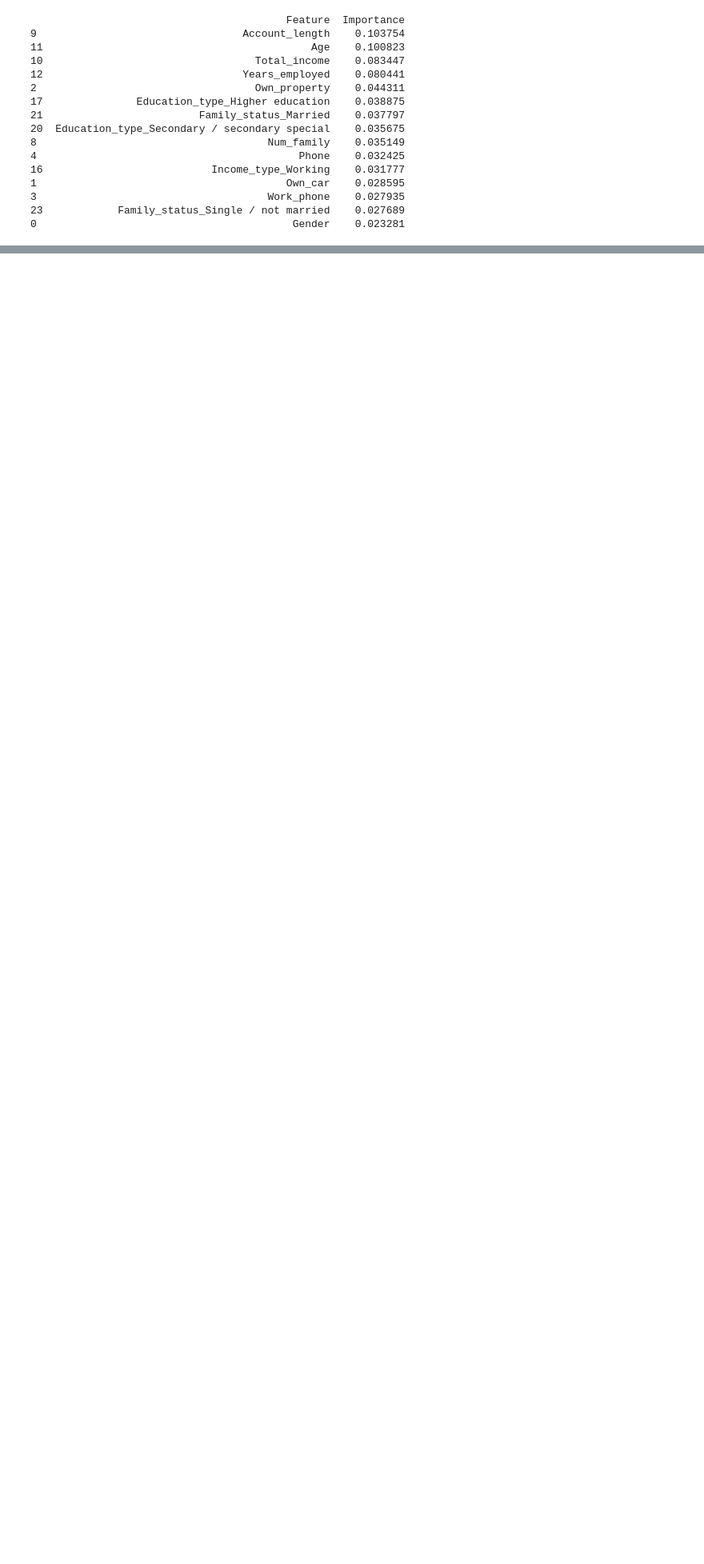
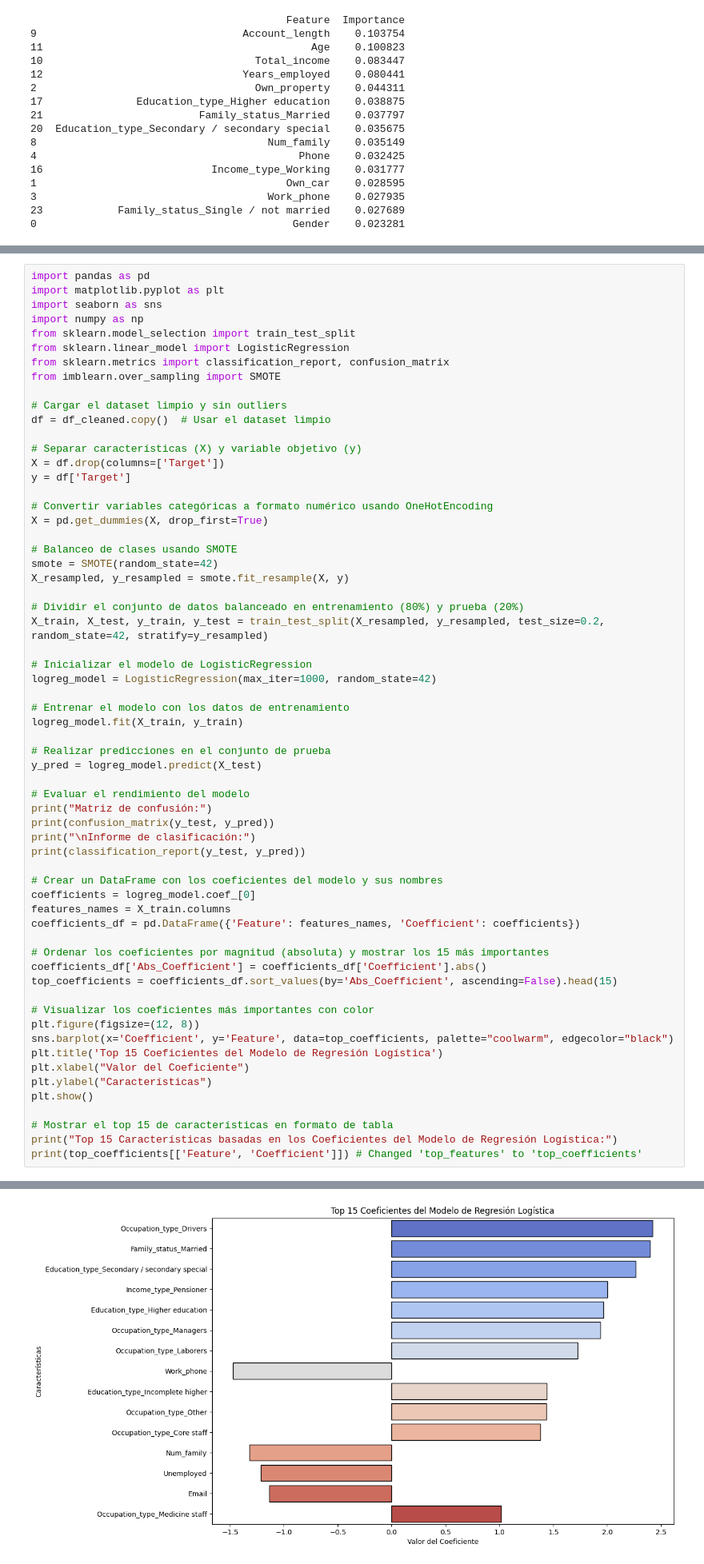
Before and after one commit to Jartorias/DSII_61115_Coderhouse, a Jupyter notebook: ProyectoDSII_ParteI_Diego_Fernando_Neira_Echeverry_Comision_61115.ipynb, the cells around one changed output, grey strips where cells are left out. Shown at 80% size. Saved outputs shown, nothing was run; the diff lists cells and outputs as text; blank space fills up the shorter version.

```diff
--- a/ProyectoDSII_ParteI_Diego_Fernando_Neira_Echeverry_Comision_61115.ipynb
+++ b/ProyectoDSII_ParteI_Diego_Fernando_Neira_Echeverry_Comision_61115.ipynb
@@ -1441,0 +1451,63 @@ La matriz de confusión y el informe de clasificación se mantuvieron constantes
+# %%
+import pandas as pd
+import matplotlib.pyplot as plt
+import seaborn as sns
+import numpy as np
+from sklearn.model_selection import train_test_split
+from sklearn.linear_model import LogisticRegression
+from sklearn.metrics import classification_report, confusion_matrix
+from imblearn.over_sampling import SMOTE
+
+# Cargar el dataset limpio y sin outliers
+df = df_cleaned.copy()  # Usar el dataset limpio
+
+# Separar características (X) y variable objetivo (y)
+X = df.drop(columns=['Target'])
+y = df['Target']
+
+# Convertir variables categóricas a formato numérico usando OneHotEncoding
+X = pd.get_dummies(X, drop_first=True)
+
+# Balanceo de clases usando SMOTE
+smote = SMOTE(random_state=42)
+X_resampled, y_resampled = smote.fit_resample(X, y)
+
+# Dividir el conjunto de datos balanceado en entrenamiento (80%) y prueba (20%)
+X_train, X_test, y_train, y_test = train_test_split(X_resampled, y_resampled, test_size=0.2, random_state=42, stratify=y_resampled)
+
+# Inicializar el modelo de LogisticRegression
+logreg_model = LogisticRegression(max_iter=1000, random_state=42)
+
+# Entrenar el modelo con los datos de entrenamiento
+logreg_model.fit(X_train, y_train)
+
+# Realizar predicciones en el conjunto de prueba
+y_pred = logreg_model.predict(X_test)
+
+# Evaluar el rendimiento del modelo
+print("Matriz de confusión:")
+print(confusion_matrix(y_test, y_pred))
+print("\nInforme de clasificación:")
+print(classification_report(y_test, y_pred))
+
+# Crear un DataFrame con los coeficientes del modelo y sus nombres
+coefficients = logreg_model.coef_[0]
+features_names = X_train.columns
+coefficients_df = pd.DataFrame({'Feature': features_names, 'Coefficient': coefficients})
+
+# Ordenar los coeficientes por magnitud (absoluta) y mostrar los 15 más importantes
+coefficients_df['Abs_Coefficient'] = coefficients_df['Coefficient'].abs()
+top_coefficients = coefficients_df.sort_values(by='Abs_Coefficient', ascending=False).head(15)
+
+# Visualizar los coeficientes más importantes con color
+plt.figure(figsize=(12, 8))
+sns.barplot(x='Coefficient', y='Feature', data=top_coefficients, palette="coolwarm", edgecolor="black")
+plt.title('Top 15 Coeficientes del Modelo de Regresión Logística')
+plt.xlabel("Valor del Coeficiente")
+plt.ylabel("Características")
+plt.show()
+
+# Mostrar el top 15 de características en formato de tabla
+print("Top 15 Características basadas en los Coeficientes del Modelo de Regresión Logística:")
+print(top_coefficients[['Feature', 'Coefficient']]) # Changed 'top_features' to 'top_coefficients'
+# %% [output]
@@ -1441,0 +1538 @@ La matriz de confusión y el informe de clasificación se mantuvieron constantes
+[figure, added]
```
Also changed, not shown: parts of 6 cells of this notebook.
